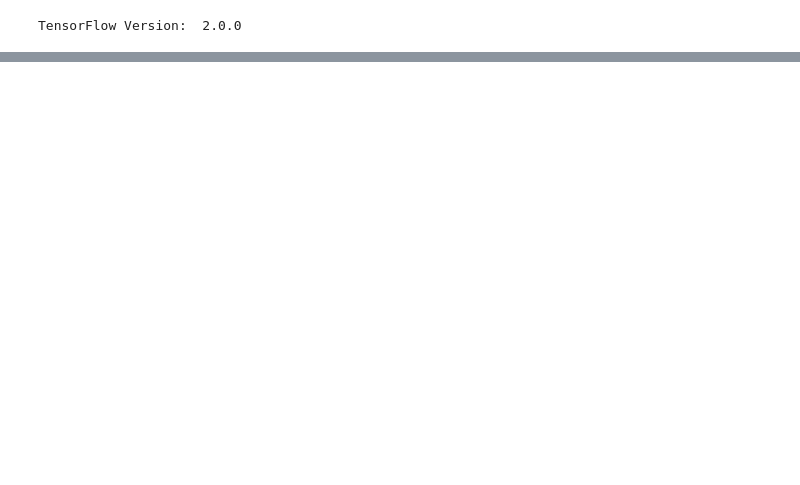
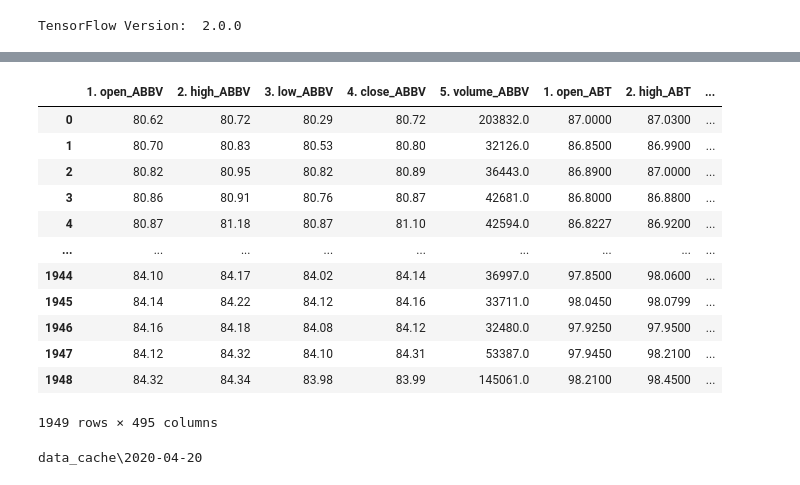
Before and after one commit to jmclark/Trading_Notebooks, a Jupyter notebook: Forecasting_Exp_2/trading_nn.ipynb, the cells around one changed output, grey strips where cells are left out. Saved outputs shown, nothing was run; the diff lists cells and outputs as text; code cells hidden in the pictures; blank space fills up the shorter version.

```diff
--- a/Forecasting_Exp_2/trading_nn.ipynb
+++ b/Forecasting_Exp_2/trading_nn.ipynb
@@ -257,0 +189,35 @@ plt.show()
+# %%
+'''
+join_timeseries is a candidate for acceleration
+'''
+
+# Put all df into master list with ticker as a col
+df_list = []
+for ticker in sp100_ticker_df.ticker:
+    ticker_df = open_single_intraday(ticker, base_cache)
+    ticker_col = np.full(len(ticker_df), ticker)
+    ticker_df['ticker'] = ticker_col
+    ticker_df.columns = [str(col) + '_' + ticker for col in ticker_df.columns]
+    ticker_df = ticker_df.rename(columns={("date_" + ticker): "date"})
+    df_list.append(ticker_df)
+
+# Aggregate df_list
+master_df = join_timeseries(df_list)
+# %%
+# Cut all non-numeric data
+master_numeric_df = master_df._get_numeric_data()
+display(master_numeric_df)
+# %% [output]
+|  | 1. open_ABBV | 2. high_ABBV | 3. low_ABBV | 4. close_ABBV | 5. volume_ABBV | 1. open_ABT | 2. high_ABT | ... |
+| 0 | 80.62 | 80.72 | 80.29 | 80.72 | 203832.0 | 87.0000 | 87.0300 | ... |
+| 1 | 80.70 | 80.83 | 80.53 | 80.80 | 32126.0 | 86.8500 | 86.9900 | ... |
+| 2 | 80.82 | 80.95 | 80.82 | 80.89 | 36443.0 | 86.8900 | 87.0000 | ... |
+| 3 | 80.86 | 80.91 | 80.76 | 80.87 | 42681.0 | 86.8000 | 86.8800 | ... |
+| 4 | 80.87 | 81.18 | 80.87 | 81.10 | 42594.0 | 86.8227 | 86.9200 | ... |
+| ... | ... | ... | ... | ... | ... | ... | ... | ... |
+| 1944 | 84.10 | 84.17 | 84.02 | 84.14 | 36997.0 | 97.8500 | 98.0600 | ... |
+| 1945 | 84.14 | 84.22 | 84.12 | 84.16 | 33711.0 | 98.0450 | 98.0799 | ... |
+| 1946 | 84.16 | 84.18 | 84.08 | 84.12 | 32480.0 | 97.9250 | 97.9500 | ... |
+| 1947 | 84.12 | 84.32 | 84.10 | 84.31 | 53387.0 | 97.9450 | 98.2100 | ... |
+| 1948 | 84.32 | 84.34 | 83.98 | 83.99 | 145061.0 | 98.2100 | 98.4500 | ... |
+1949 rows × 495 columns
@@ -257,0 +235,8 @@ plt.show()
+# %%
+'''
+from os import walk, path, renamefor dirpath, _, files in walk(base_cache):
+    for f in files:
+        rename(path.join(dirpath, f), path.join(dirpath, path.join(f[:-4] + "_av" + ".csv")))
+'''
+# %% [output]
+data_cache\2020-04-20
```
Also changed, not shown: parts of 18 cells of this notebook, 9 other files.
